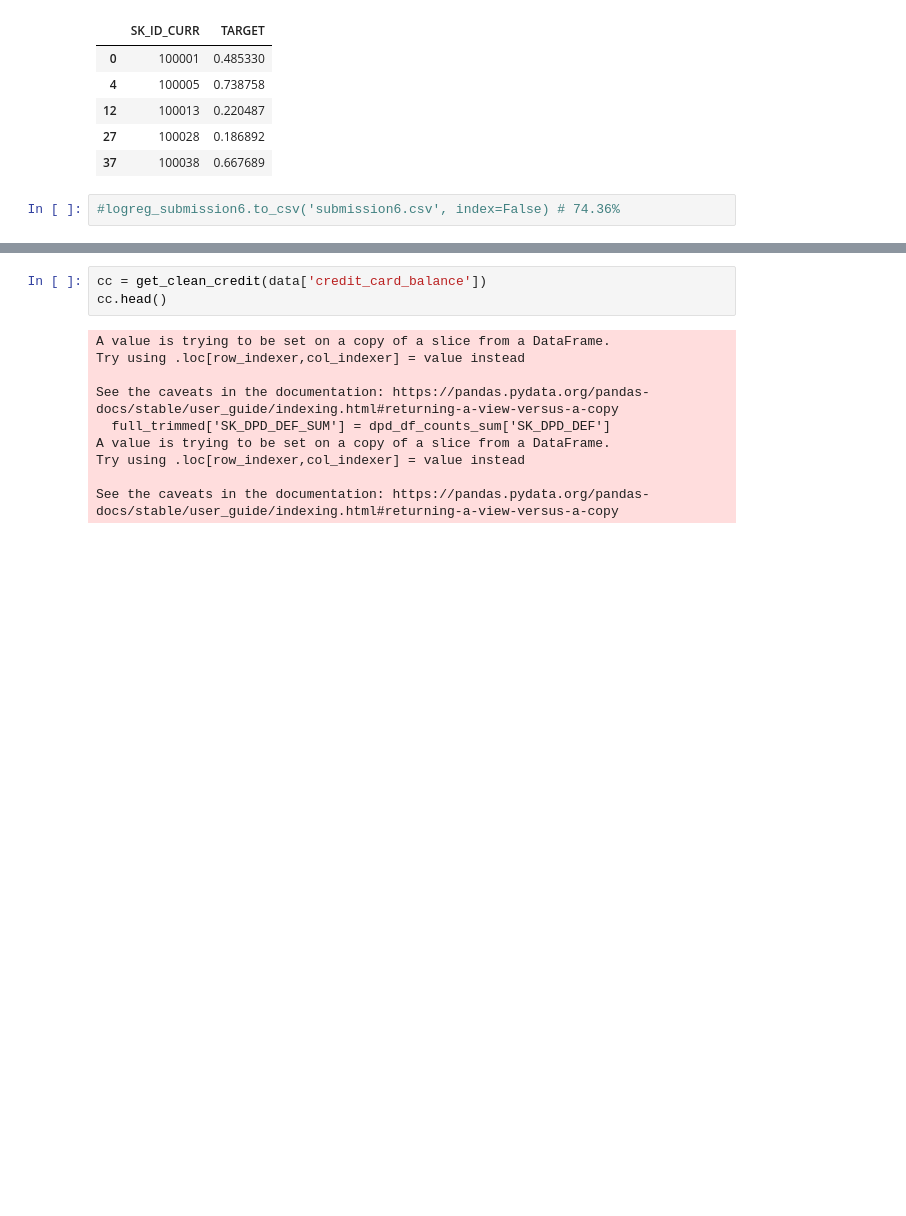
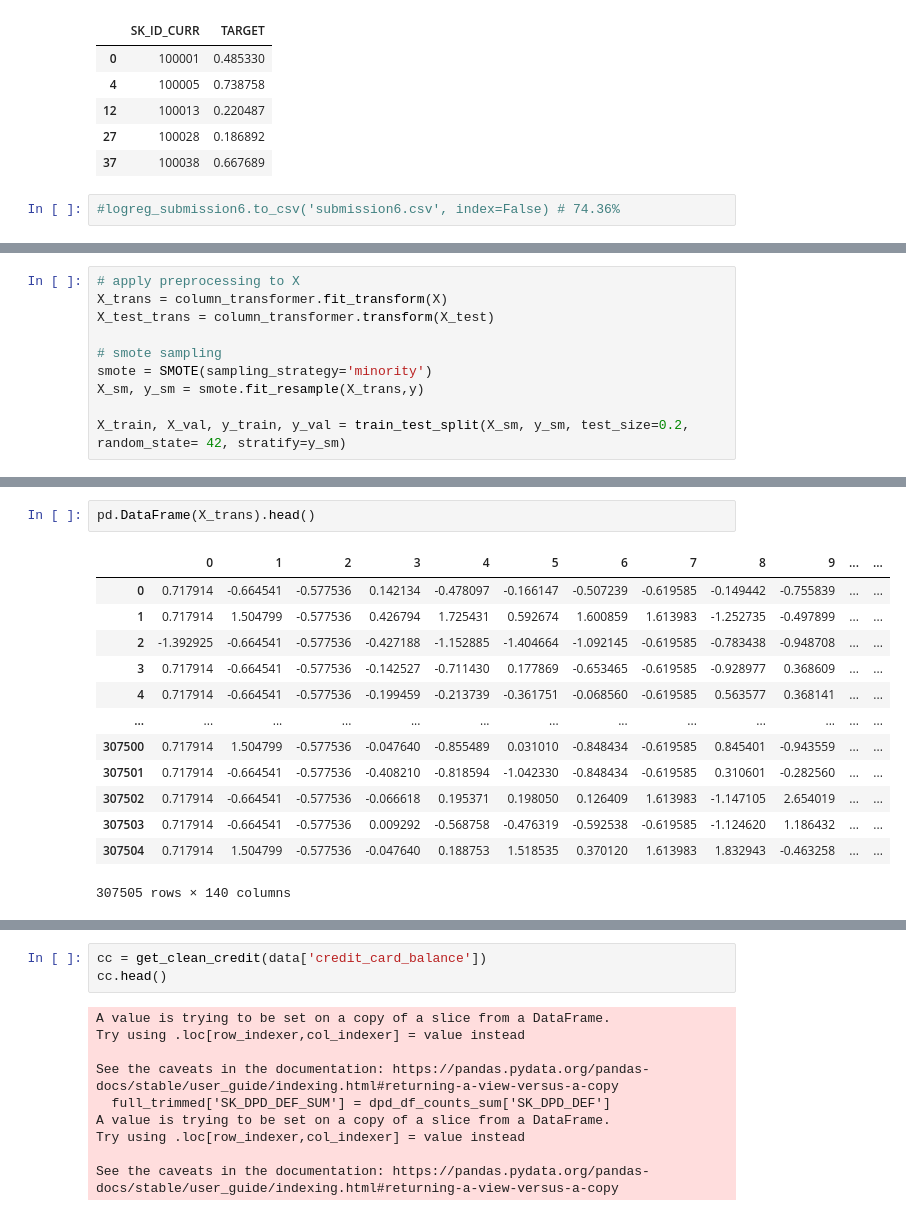
Before and after one commit to DSEI21000-S21/project-home-credit, a Jupyter notebook: experiments/eyob/model_2.ipynb, the cells around one changed output, grey strips where cells are left out. Drawn from its saved outputs; the diff is of its cells as text; blank space fills up the shorter version.

```diff
--- a/experiments/eyob/model_2.ipynb
+++ b/experiments/eyob/model_2.ipynb
@@ -368,0 +378,10 @@ logreg_submission6.head()
+# %%
+# apply preprocessing to X
+X_trans = column_transformer.fit_transform(X)
+X_test_trans = column_transformer.transform(X_test)
+
+# smote sampling
+smote = SMOTE(sampling_strategy='minority')
+X_sm, y_sm = smote.fit_resample(X_trans,y)
+
+X_train, X_val, y_train, y_val = train_test_split(X_sm, y_sm, test_size=0.2, random_state= 42, stratify=y_sm)
@@ -368,0 +814,16 @@ logreg_submission6.head()
+# %%
+pd.DataFrame(X_trans).head()
+# %% [output]
+|  | 0 | 1 | 2 | 3 | 4 | 5 | 6 | 7 | 8 | 9 | ... | ... |
+| 0 | 0.717914 | -0.664541 | -0.577536 | 0.142134 | -0.478097 | -0.166147 | -0.507239 | -0.619585 | -0.149442 | -0.755839 | ... | ... |
+| 1 | 0.717914 | 1.504799 | -0.577536 | 0.426794 | 1.725431 | 0.592674 | 1.600859 | 1.613983 | -1.252735 | -0.497899 | ... | ... |
+| 2 | -1.392925 | -0.664541 | -0.577536 | -0.427188 | -1.152885 | -1.404664 | -1.092145 | -0.619585 | -0.783438 | -0.948708 | ... | ... |
+| 3 | 0.717914 | -0.664541 | -0.577536 | -0.142527 | -0.711430 | 0.177869 | -0.653465 | -0.619585 | -0.928977 | 0.368609 | ... | ... |
+| 4 | 0.717914 | -0.664541 | -0.577536 | -0.199459 | -0.213739 | -0.361751 | -0.068560 | -0.619585 | 0.563577 | 0.368141 | ... | ... |
+| ... | ... | ... | ... | ... | ... | ... | ... | ... | ... | ... | ... | ... |
+| 307500 | 0.717914 | 1.504799 | -0.577536 | -0.047640 | -0.855489 | 0.031010 | -0.848434 | -0.619585 | 0.845401 | -0.943559 | ... | ... |
+| 307501 | 0.717914 | -0.664541 | -0.577536 | -0.408210 | -0.818594 | -1.042330 | -0.848434 | -0.619585 | 0.310601 | -0.282560 | ... | ... |
+| 307502 | 0.717914 | -0.664541 | -0.577536 | -0.066618 | 0.195371 | 0.198050 | 0.126409 | 1.613983 | -1.147105 | 2.654019 | ... | ... |
+| 307503 | 0.717914 | -0.664541 | -0.577536 | 0.009292 | -0.568758 | -0.476319 | -0.592538 | -0.619585 | -1.124620 | 1.186432 | ... | ... |
+| 307504 | 0.717914 | 1.504799 | -0.577536 | -0.047640 | 0.188753 | 1.518535 | 0.370120 | 1.613983 | 1.832943 | -0.463258 | ... | ... |
+307505 rows × 140 columns
```
Also changed, not shown: parts of 51 cells of this notebook.
